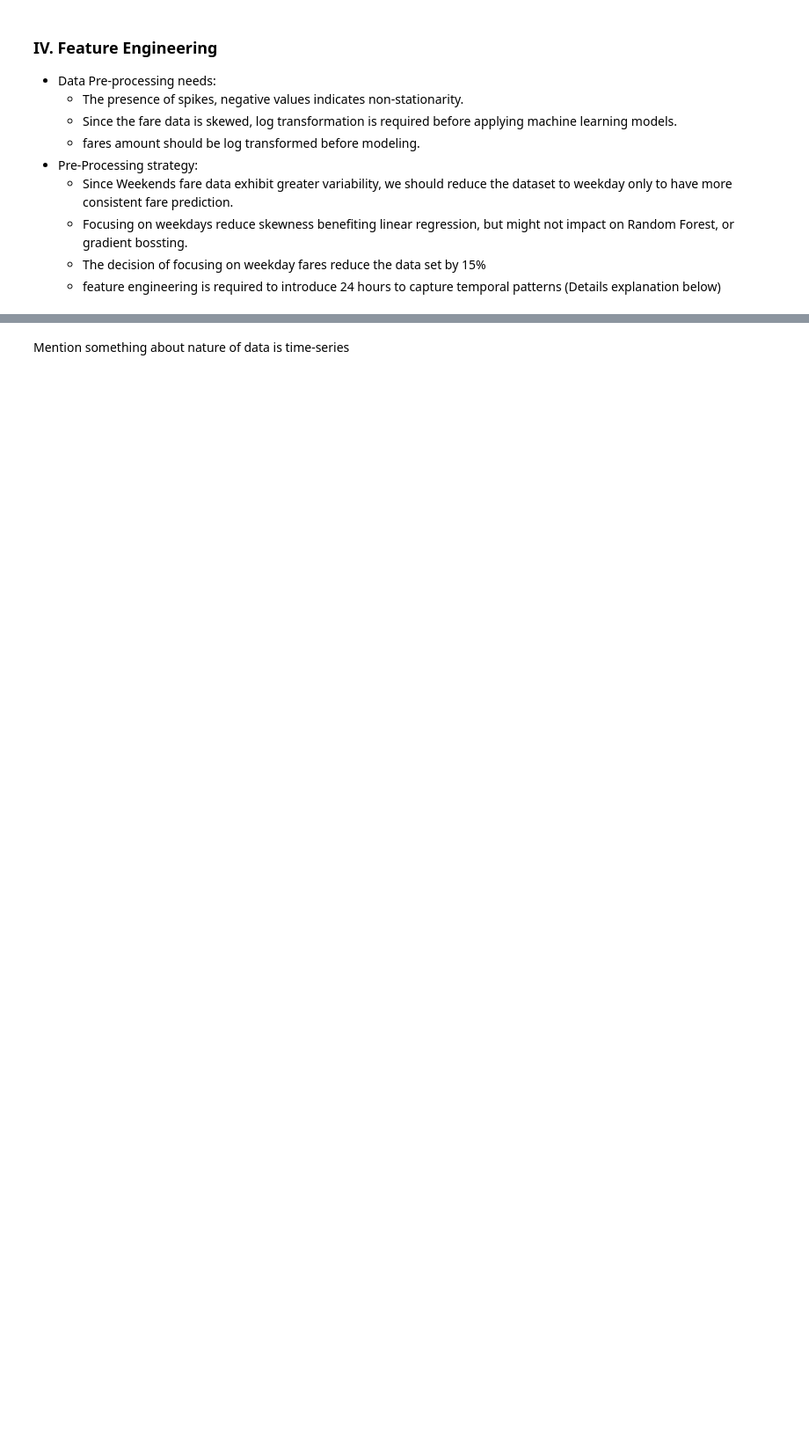
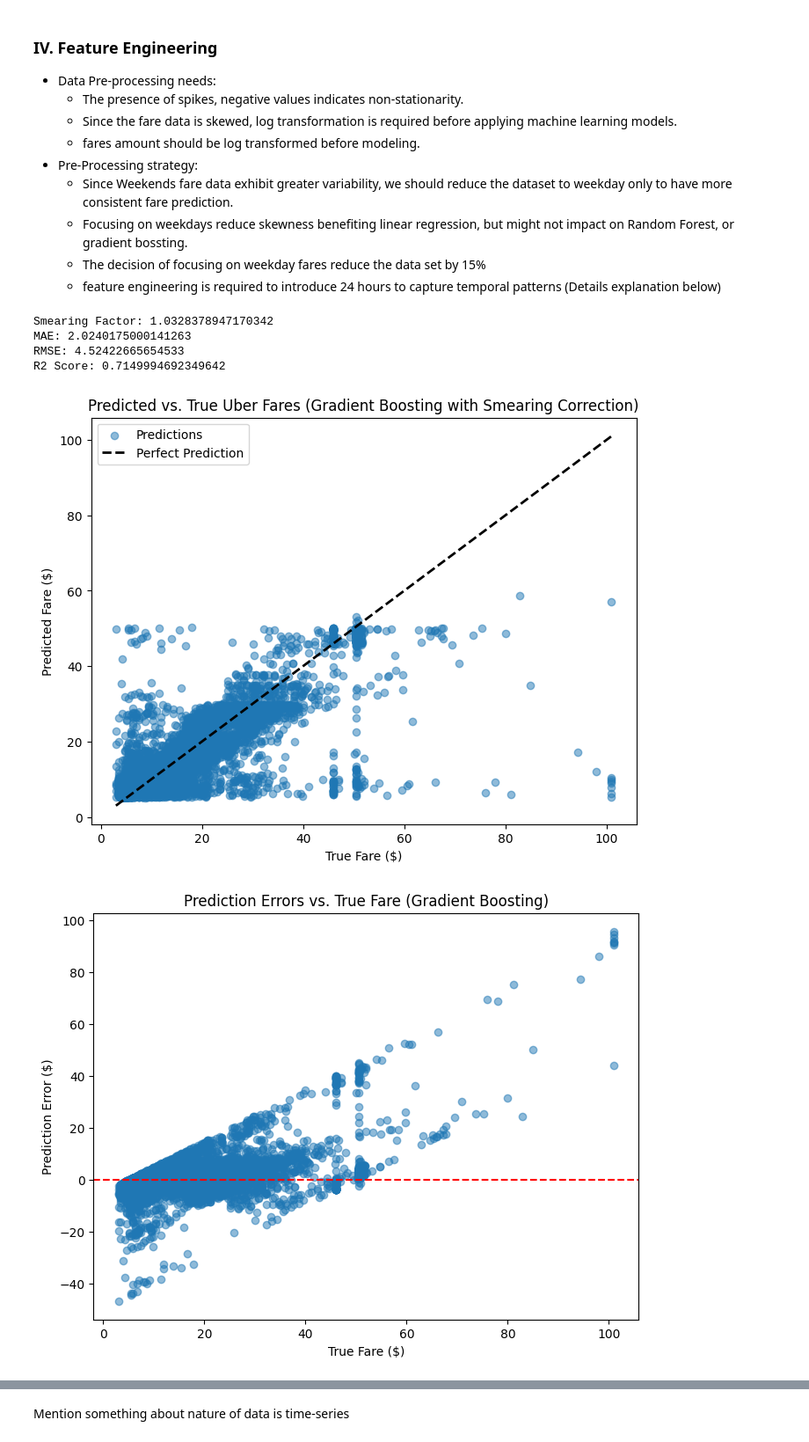
Before and after one commit to ameau01/Uber-Fare-Prediction, a Jupyter notebook: uber-fare-prediction.ipynb, the cells around one changed output, grey strips where cells are left out. Shown at 88% size. Cells and saved outputs as stored; diff of their text form; code cells hidden in the pictures; blank space fills up the shorter version.

```diff
--- a/uber-fare-prediction.ipynb
+++ b/uber-fare-prediction.ipynb
@@ -422,4 +446,0 @@ KeyError: ['hour']
-# %%
-if 'lagged_log_fare' in data.columns:
-    data = data.drop(columns=['lagged_log_fare'])
-print("clean up done.")
@@ -531,3 +456,77 @@ Data Shape: 0 Rows x 14 Columns
    * Focusing on weekdays reduce skewness benefiting linear regression, but might not impact on Random Forest, or gradient bossting.
    * The decision of focusing on weekday fares reduce the data set by 15%
    * feature engineering is required to introduce 24 hours to capture temporal patterns (Details explanation below)
+# %%
+import pandas as pd
+import numpy as np
+import seaborn as sns
+import matplotlib.pyplot as plt
+from sklearn.ensemble import GradientBoostingRegressor
+from sklearn.model_selection import TimeSeriesSplit
+from sklearn.metrics import mean_absolute_error, mean_squared_error
+
+# Add additional features
+data['day_of_week'] = data['pickup_datetime'].dt.dayofweek
+data['is_rush_hour'] = data['hour'].isin([7, 8, 9, 16, 17, 18]).astype(int)
+
+# Define features and target
+X = data[['hour', 'distance', 'lagged_log_fare', 'day_of_week', 'is_rush_hour']]
+y = data['log_fare_amount']
+
+# Ensure no NaN values
+X = X.dropna()
+y = y.loc[X.index]
+
+# Time series split
+tscv = TimeSeriesSplit(n_splits=5)
+for train_index, test_index in tscv.split(X):
+    X_train, X_test = X.iloc[train_index], X.iloc[test_index]
+    y_train, y_test = y.iloc[train_index], y.iloc[test_index]
+    break
+
+# Train Gradient Boosting Regressor
+model = GradientBoostingRegressor(n_estimators=100, random_state=42)
+model.fit(X_train, y_train)
+
+# Apply smearing correction
+y_train_pred = model.predict(X_train)
+residuals_log = y_train - y_train_pred
+smearing_factor = np.mean(np.exp(residuals_log))
+print("Smearing Factor:", smearing_factor)
+
+# Predict and apply smearing correction
+y_test_pred_log = model.predict(X_test)
+y_test_pred = np.exp(y_test_pred_log) * smearing_factor
+y_test_true = np.exp(y_test)
+
+# Evaluate
+print("MAE:", mean_absolute_error(y_test_true, y_test_pred))
+print("RMSE:", np.sqrt(mean_squared_error(y_test_true, y_test_pred)))
+print("R2 Score:", model.score(X_test, y_test))
+
+# Visualize predicted vs. true fares
+plt.figure(figsize=(8, 6))
+plt.scatter(y_test_true, y_test_pred, alpha=0.5, label='Predictions')
+plt.plot([y_test_true.min(), y_test_true.max()], [y_test_true.min(), y_test_true.max()], 'k--', lw=2, label='Perfect Prediction')
+plt.xlabel('True Fare ($)')
+plt.ylabel('Predicted Fare ($)')
+plt.title('Predicted vs. True Uber Fares (Gradient Boosting with Smearing Correction)')
+plt.legend()
+plt.show()
+
+# Visualize prediction errors
+errors = y_test_true - y_test_pred
+plt.figure(figsize=(8, 6))
+plt.scatter(y_test_true, errors, alpha=0.5)
+plt.axhline(0, color='r', linestyle='--')
+plt.xlabel('True Fare ($)')
+plt.ylabel('Prediction Error ($)')
+plt.title('Prediction Errors vs. True Fare (Gradient Boosting)')
+plt.show()
+# %% [output]
+Smearing Factor: 1.0328378947170342
+MAE: 2.0240175000141263
+RMSE: 4.52422665654533
+R2 Score: 0.7149994692349642
+[figure, added]
+[figure, added]
```
Also changed, not shown: parts of 14 cells of this notebook.
